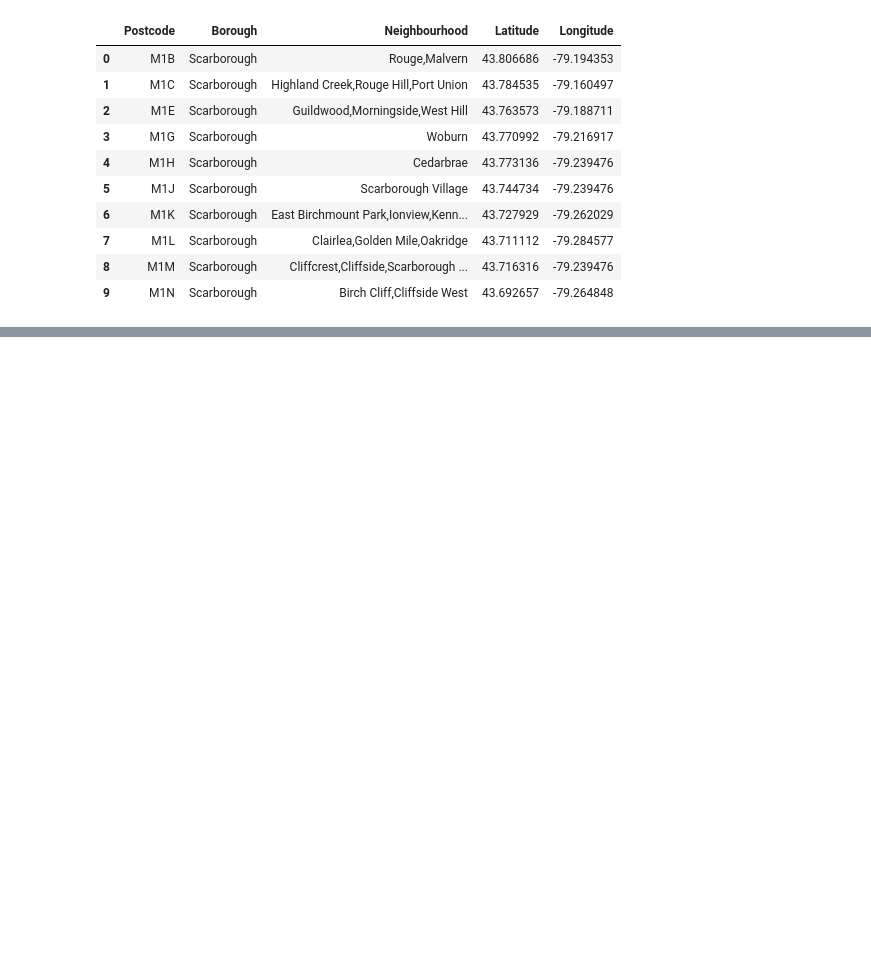
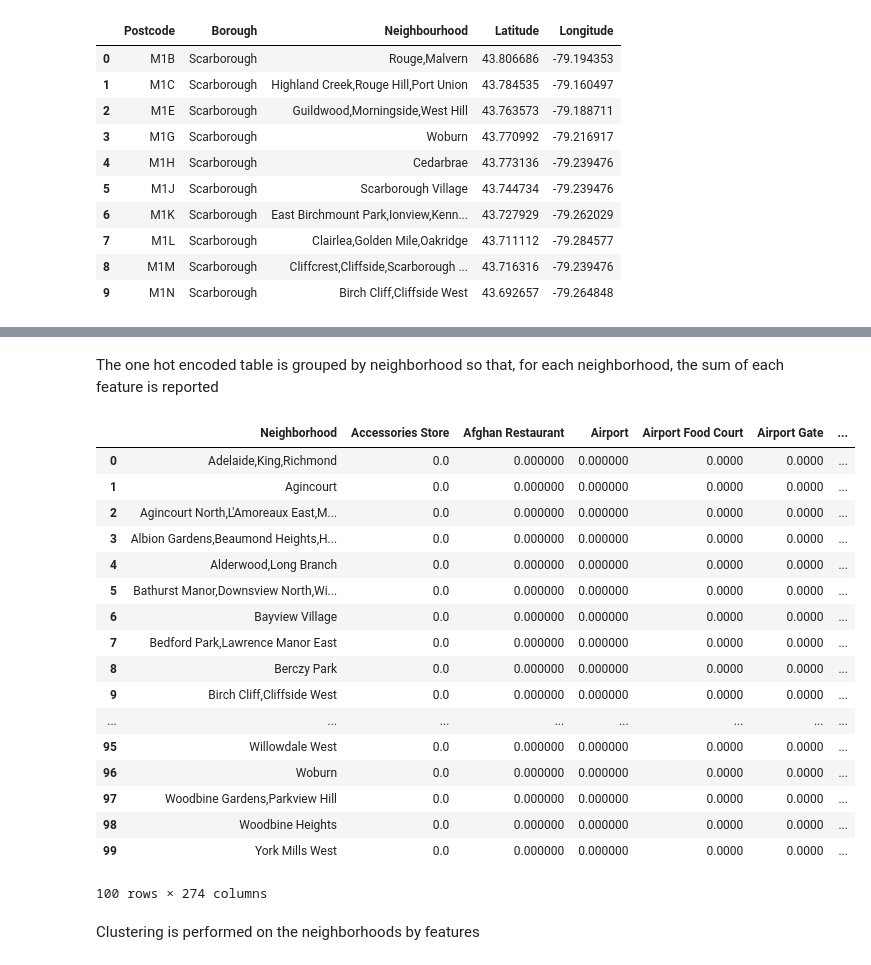
Before and after one commit to daydreamer76/Coursera_Capstone, a Jupyter notebook: Exploring_and_clustering_the_neighborhoods_in_Toronto.ipynb, the cells around one changed output, grey strips where cells are left out. Saved outputs shown, nothing was run; the diff lists cells and outputs as text; code cells hidden in the pictures; blank space fills up the shorter version.

```diff
--- a/Exploring_and_clustering_the_neighborhoods_in_Toronto.ipynb
+++ b/Exploring_and_clustering_the_neighborhoods_in_Toronto.ipynb
@@ -203,0 +232,15 @@ df_final.head(10)
+# %%
+# specifying Toronto Address
+address = 'Toronto, ON'
+
+# instantiating a geolocator
+geolocator = Nominatim(user_agent="trnt_explorer")
+
+# passing the location to the geolocator
+location = geolocator.geocode(address)
+
+# retrieving latitude and longitude from the geolocator
+latitude = location.latitude
+longitude = location.longitude
+
+print('The geograpical coordinates of Toronto are {}, {}.'.format(latitude, longitude))
@@ -203,0 +274,9 @@ df_final.head(10)
+# %%
+# my foursquare credentials
+CLIENT_ID = 'LDMMYQ2ZHDG5LBNQAMDT1HIFZHSOTRK5UT3UDP5NCAC1SBRM' # my Foursquare ID
+CLIENT_SECRET = 'ADD1ZZA5ORJ4HV3SXM5AVRPGQI5FNRDSDSVRPN01PRBGX5FU' # my Foursquare Secret
+VERSION = '20180605' # Foursquare API version
+
+print('My credentials:')
+print('CLIENT_ID: ' + CLIENT_ID)
+print('CLIENT_SECRET:' + CLIENT_SECRET)
@@ -203,0 +339,6 @@ df_final.head(10)
+# %%
+# creating a dataframe with a row for each venue found in the given neighborhood list
+toronto_venues = getNearbyVenues(names=df_final['Neighbourhood'],
+                                   latitudes=df_final['Latitude'],
+                                   longitudes=df_final['Longitude']
+                                  )
@@ -203,0 +375,8 @@ df_final.head(10)
+# %%
+# one hot encoding
+toronto_onehot = pd.get_dummies(toronto_venues[['Venue Category']], prefix="", prefix_sep="")
+
+# adding Neighborhood column to the dataframe
+toronto_onehot['Neighborhood'] = toronto_venues['Neighborhood']
+
+toronto_onehot.head()
@@ -203,0 +391,27 @@ df_final.head(10)
+# %% [markdown]
+The one hot encoded table is grouped by neighborhood so that, for each neighborhood, the sum of each feature is reported
+# %%
+# grouping by neighborhood and taking the mean
+toronto_grouped = toronto_onehot.groupby('Neighborhood').mean().reset_index()
+toronto_grouped
+# %% [output]
+|  | Neighborhood | Accessories Store | Afghan Restaurant | Airport | Airport Food Court | Airport Gate | ... |
+| 0 | Adelaide,King,Richmond | 0.0 | 0.000000 | 0.000000 | 0.0000 | 0.0000 | ... |
+| 1 | Agincourt | 0.0 | 0.000000 | 0.000000 | 0.0000 | 0.0000 | ... |
+| 2 | Agincourt North,L'Amoreaux East,M... | 0.0 | 0.000000 | 0.000000 | 0.0000 | 0.0000 | ... |
+| 3 | Albion Gardens,Beaumond Heights,H... | 0.0 | 0.000000 | 0.000000 | 0.0000 | 0.0000 | ... |
+| 4 | Alderwood,Long Branch | 0.0 | 0.000000 | 0.000000 | 0.0000 | 0.0000 | ... |
+| 5 | Bathurst Manor,Downsview North,Wi... | 0.0 | 0.000000 | 0.000000 | 0.0000 | 0.0000 | ... |
+| 6 | Bayview Village | 0.0 | 0.000000 | 0.000000 | 0.0000 | 0.0000 | ... |
+| 7 | Bedford Park,Lawrence Manor East | 0.0 | 0.000000 | 0.000000 | 0.0000 | 0.0000 | ... |
+| 8 | Berczy Park | 0.0 | 0.000000 | 0.000000 | 0.0000 | 0.0000 | ... |
+| 9 | Birch Cliff,Cliffside West | 0.0 | 0.000000 | 0.000000 | 0.0000 | 0.0000 | ... |
+| ... | ... | ... | ... | ... | ... | ... | ... |
+| 95 | Willowdale West | 0.0 | 0.000000 | 0.000000 | 0.0000 | 0.0000 | ... |
+| 96 | Woburn | 0.0 | 0.000000 | 0.000000 | 0.0000 | 0.0000 | ... |
+| 97 | Woodbine Gardens,Parkview Hill | 0.0 | 0.000000 | 0.000000 | 0.0000 | 0.0000 | ... |
+| 98 | Woodbine Heights | 0.0 | 0.000000 | 0.000000 | 0.0000 | 0.0000 | ... |
+| 99 | York Mills West | 0.0 | 0.000000 | 0.000000 | 0.0000 | 0.0000 | ... |
+100 rows × 274 columns
+# %% [markdown]
+Clustering is performed on the neighborhoods by features
```
Also changed, not shown: parts of 27 cells of this notebook.
